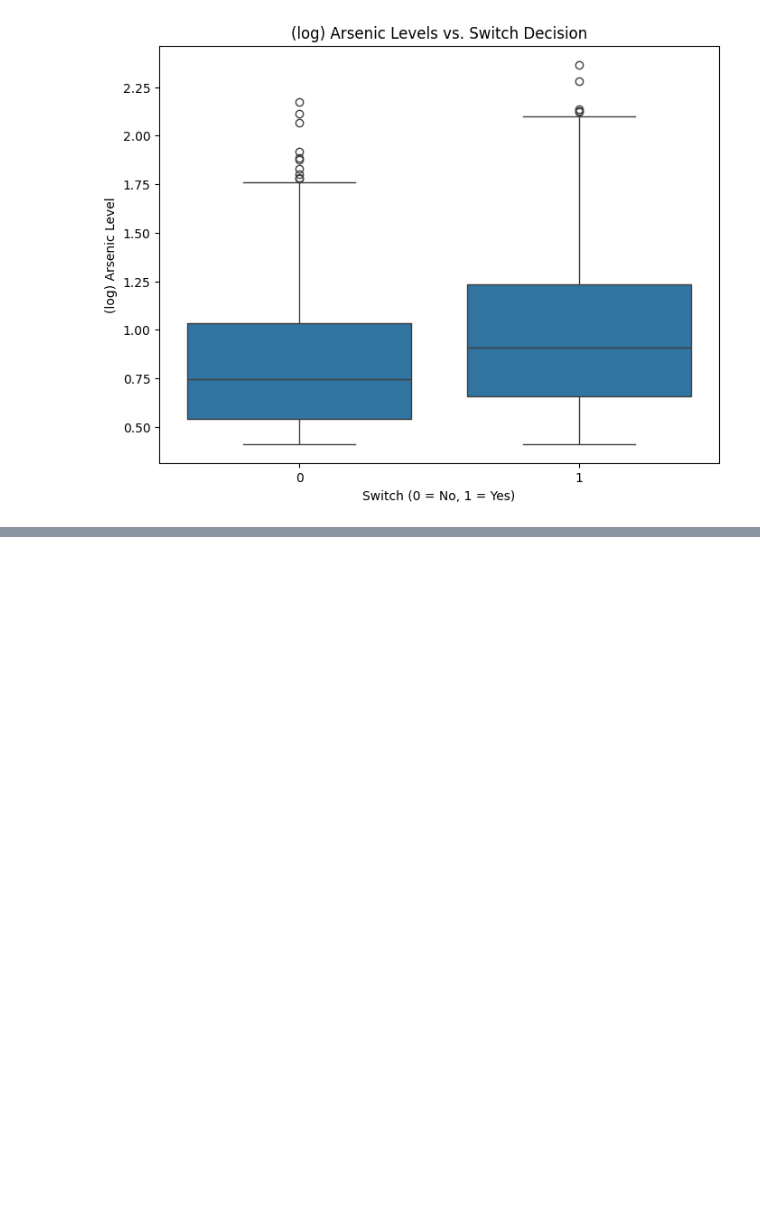
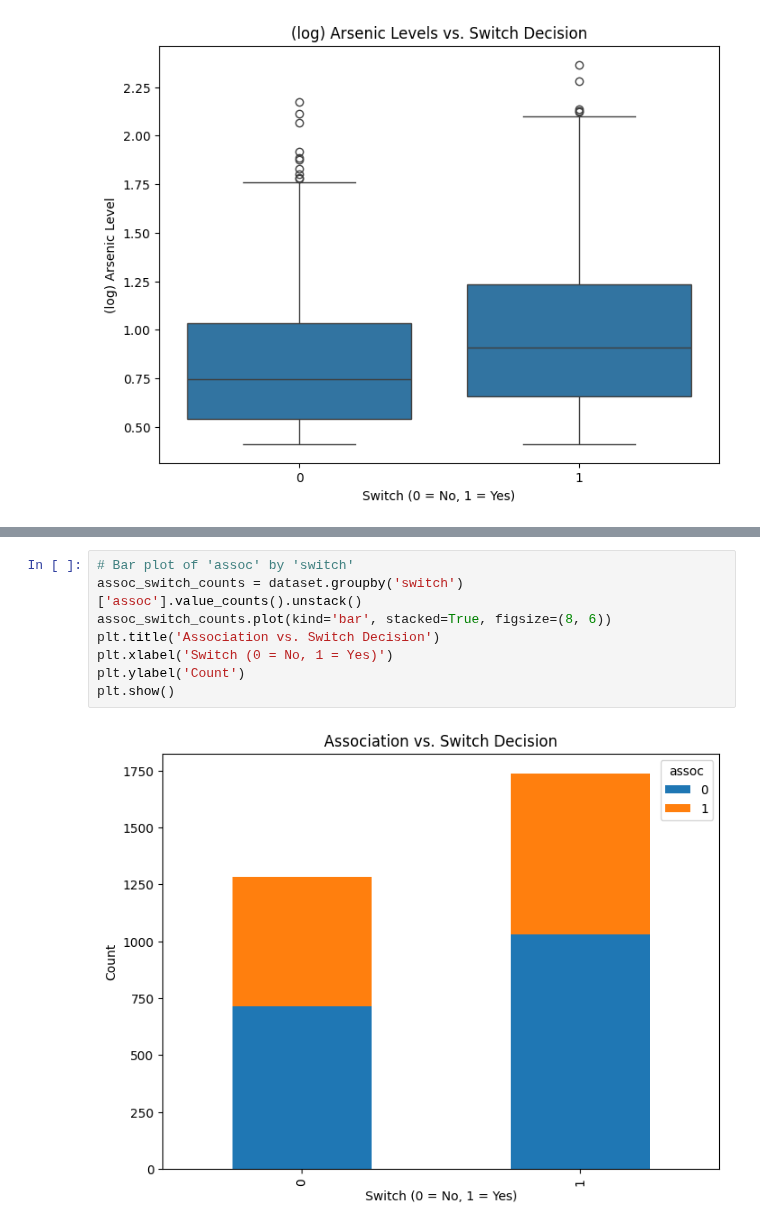
Before and after one commit to Darknight47/Data-Science-Project-01, a Jupyter notebook: logistic_regression.ipynb, the cells around one changed output, grey strips where cells are left out. Saved outputs shown, nothing was run; the diff lists cells and outputs as text; blank space fills up the shorter version.

```diff
--- a/logistic_regression.ipynb
+++ b/logistic_regression.ipynb
@@ -222,0 +241,10 @@ The assumption seems to be valid, the ones that have switched (1) have higher me
+# %%
+# Bar plot of 'assoc' by 'switch'
+assoc_switch_counts = dataset.groupby('switch')['assoc'].value_counts().unstack()
+assoc_switch_counts.plot(kind='bar', stacked=True, figsize=(8, 6))
+plt.title('Association vs. Switch Decision')
+plt.xlabel('Switch (0 = No, 1 = Yes)')
+plt.ylabel('Count')
+plt.show()
+# %% [output]
+[figure, added]
```
Also changed, not shown: parts of 7 cells of this notebook.
